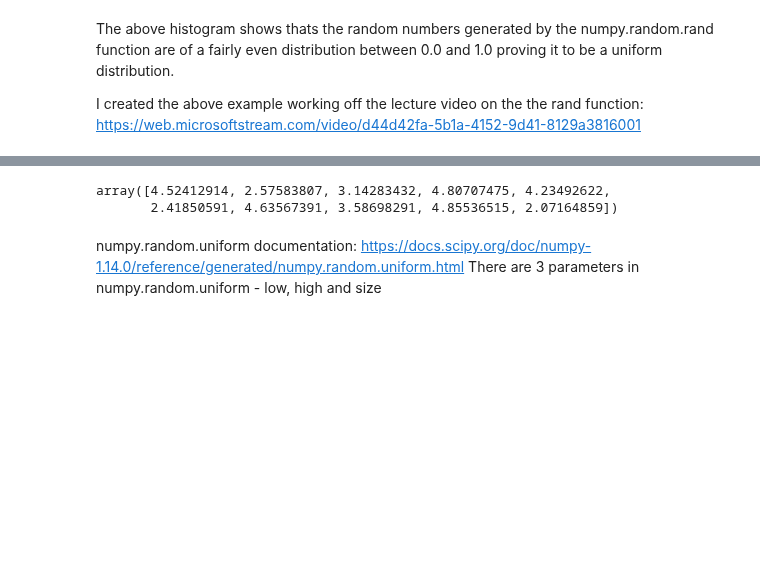
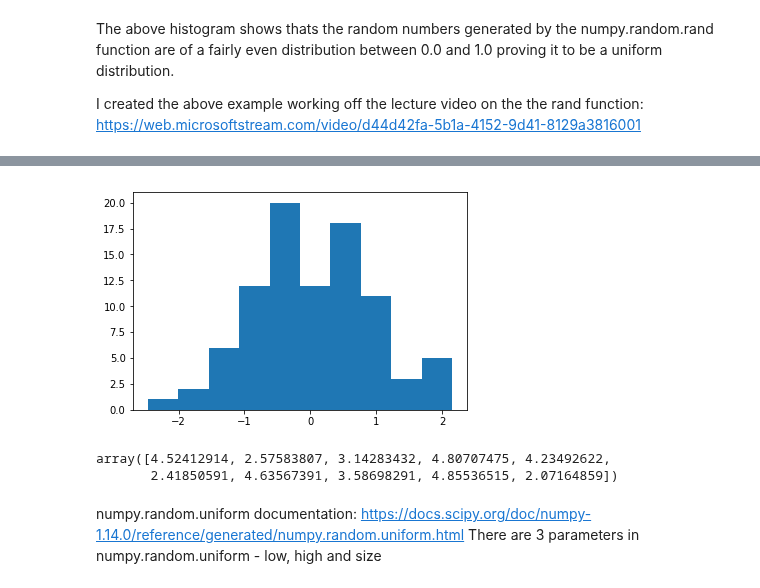
Before and after one commit to johndunne2019/numpy.random, a Jupyter notebook: numpy-random.ipynb, the cells around one changed output, grey strips where cells are left out. Cells and saved outputs as stored; diff of their text form; code cells hidden in the pictures; blank space fills up the shorter version.

Commit message:
randn histogram

```diff
--- a/numpy-random.ipynb
+++ b/numpy-random.ipynb
@@ -221,3 +222,13 @@ The third parameter decides how many arrays will be created:
+# %%
+x = np.random.randn(90)
+# I have generated an array with 90 values using randn
+plt.hist(x)
+plt.show()
+# I have used matplotlib.pyplot to create a histogram of the array generated by randn
+# Notice the way there is a cluster of values around the center of the histogram
+# We can see now visually randn has returned random values with mean 0 and std deviation of 1
+# %% [output]
+[figure, added]
 # %%
 Distributions - https://web.microsoftstream.com/video/e6f57177-0a17-45a5-8ca8-0e3191e887f8
 # %%
```
Also changed, not shown: parts of 5 cells of this notebook, 1 other file.
